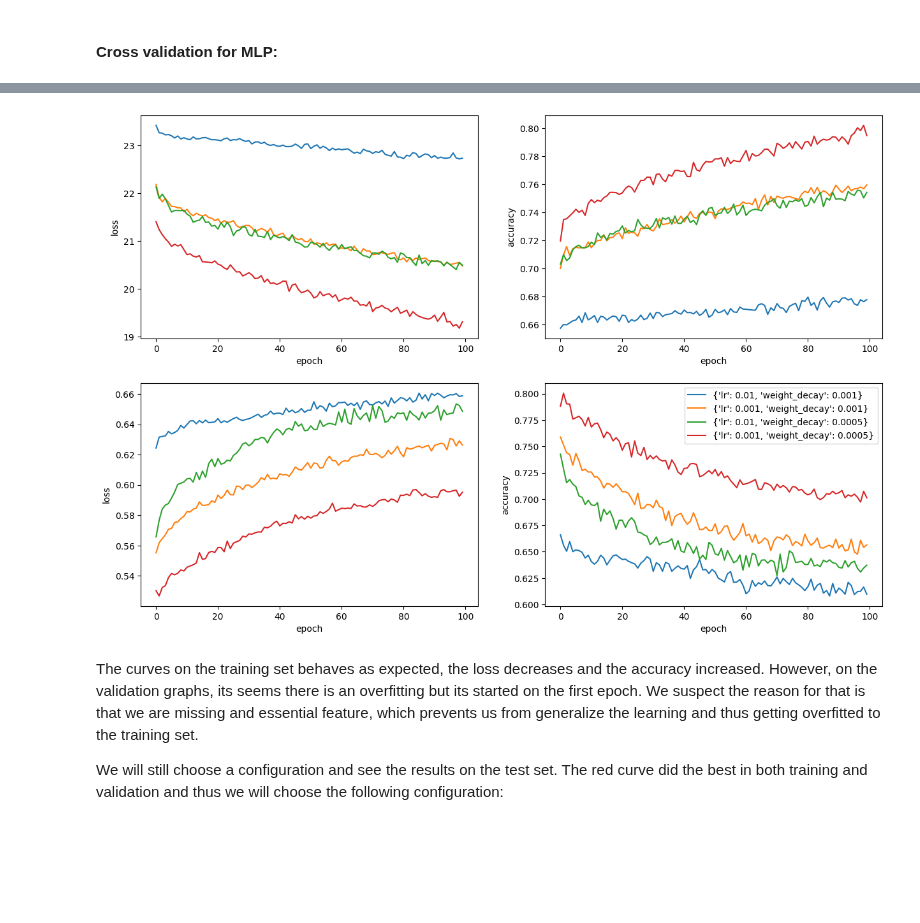
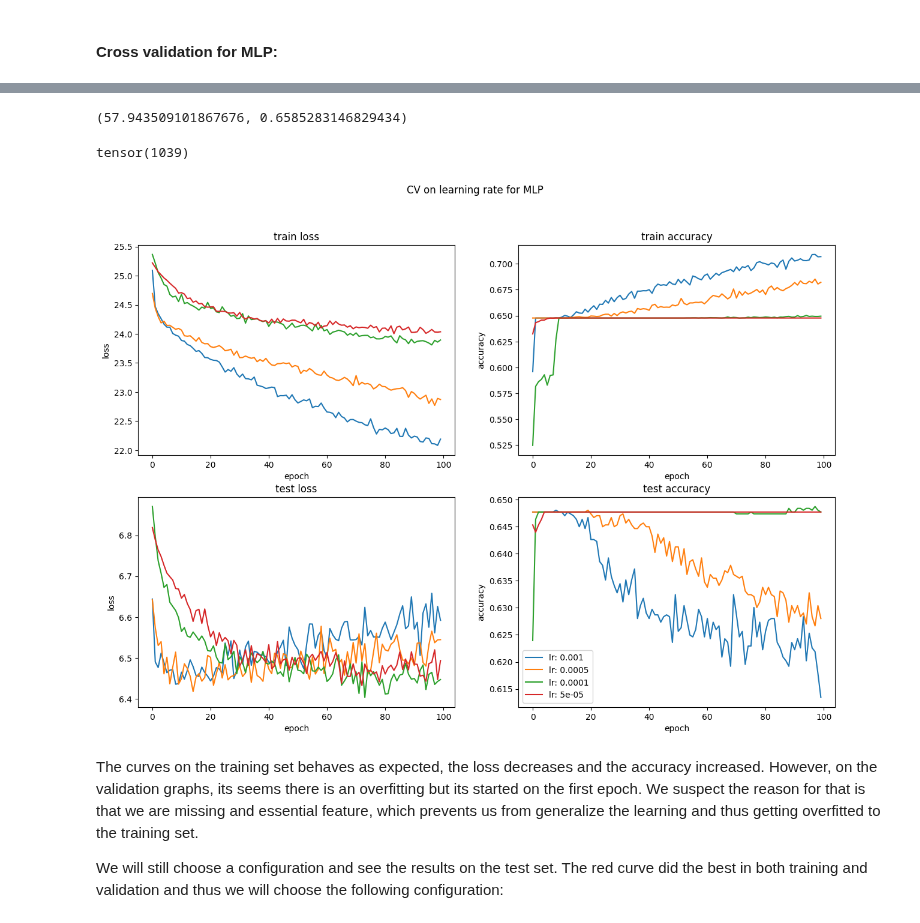
Before and after one commit to omersideman/ai-project, a Jupyter notebook: notebooks/simple_classifiers.ipynb, the cells around one changed output, grey strips where cells are left out. Saved outputs shown, nothing was run; the diff lists cells and outputs as text; code cells hidden in the pictures; blank space fills up the shorter version.

Commit message:
RNN, Transformer and simple

```diff
--- a/notebooks/simple_classifiers.ipynb
+++ b/notebooks/simple_classifiers.ipynb
@@ -407,14 +411,20 @@ Epoch #99: Loss=0.3344055116176605, accuracy=0.98
 Success! Now we can move on to a real training.
 # %% [markdown]
 #### Simple MLP:
+# %%
+train_ds = SimpleDS(X_train, y_train)
+test_ds = SimpleDS(X_test, y_test)
+
+train_dl = torch.utils.data.DataLoader(train_ds, batch_size=32, shuffle=True)
+test_dl = torch.utils.data.DataLoader(test_ds, batch_size=32, shuffle=False)
 # %%
 mlp_model = nn.Sequential(
     nn.BatchNorm1d(input_dim),
     nn.Linear(input_dim, 64),
-    nn.LeakyReLU(),
-    nn.Linear(64, 32),
-    nn.LeakyReLU(),
-    nn.Linear(32, output_dim),
+    nn.ReLU(),
+    nn.Linear(64, 64),
+    nn.ReLU(),
+    nn.Linear(64, 2),
     nn.Softmax(dim=1)
 )
 
@@ -431,6 +441,8 @@ Sequential(
 )
 # %%
 loss_fn = nn.CrossEntropyLoss()
-optimizer = torch.optim.Adam(mlp_model.parameters(), lr=1e-3)
-scheduler = torch.optim.lr_scheduler.StepLR(optimizer,step_size=20,gamma=0.1)
+optimizer = torch.optim.Adam(mlp_model.parameters(), lr=1e-2)
+scheduler = torch.optim.lr_scheduler.StepLR(optimizer,step_size=10,gamma=0.2)
+
+num_epochs = 100
 # %%
@@ -520,0 +523,3 @@ Epoch #99: Loss=21.275202304124832, accuracy=0.7265790589232726
+# %%
+configures = setConfigure({'lr': [1e-3,5e-4,1e-4,5e-5], 'weight_decay': [3e-4], 'step_size': [15], 'gamma': [0.5]})
+results, configs = crossValidationForHP(configures)
@@ -521,6 +581,15 @@ Epoch #99: Loss=21.275202304124832, accuracy=0.7265790589232726
+# %%
+trainer_obj.model.eval()
+trainer_obj.evaluate(train_dl)
+# %% [output]
+(57.943509101867676, 0.6585283146829434)
+# %%
+y_train.sum()
+# %% [output]
+tensor(1039)
 # %%
-from src.utils.plot_utils import plotCV
+from src.RNN_utils.cross_val import plotCV
 
-plotCV(results, configures)
+plotCV(results, configs,title='CV on learning rate for MLP')
 # %% [output]
-[figure, old version]
+[figure, new version]
```
Also changed, not shown: parts of 28 cells of this notebook, 7 other files.
